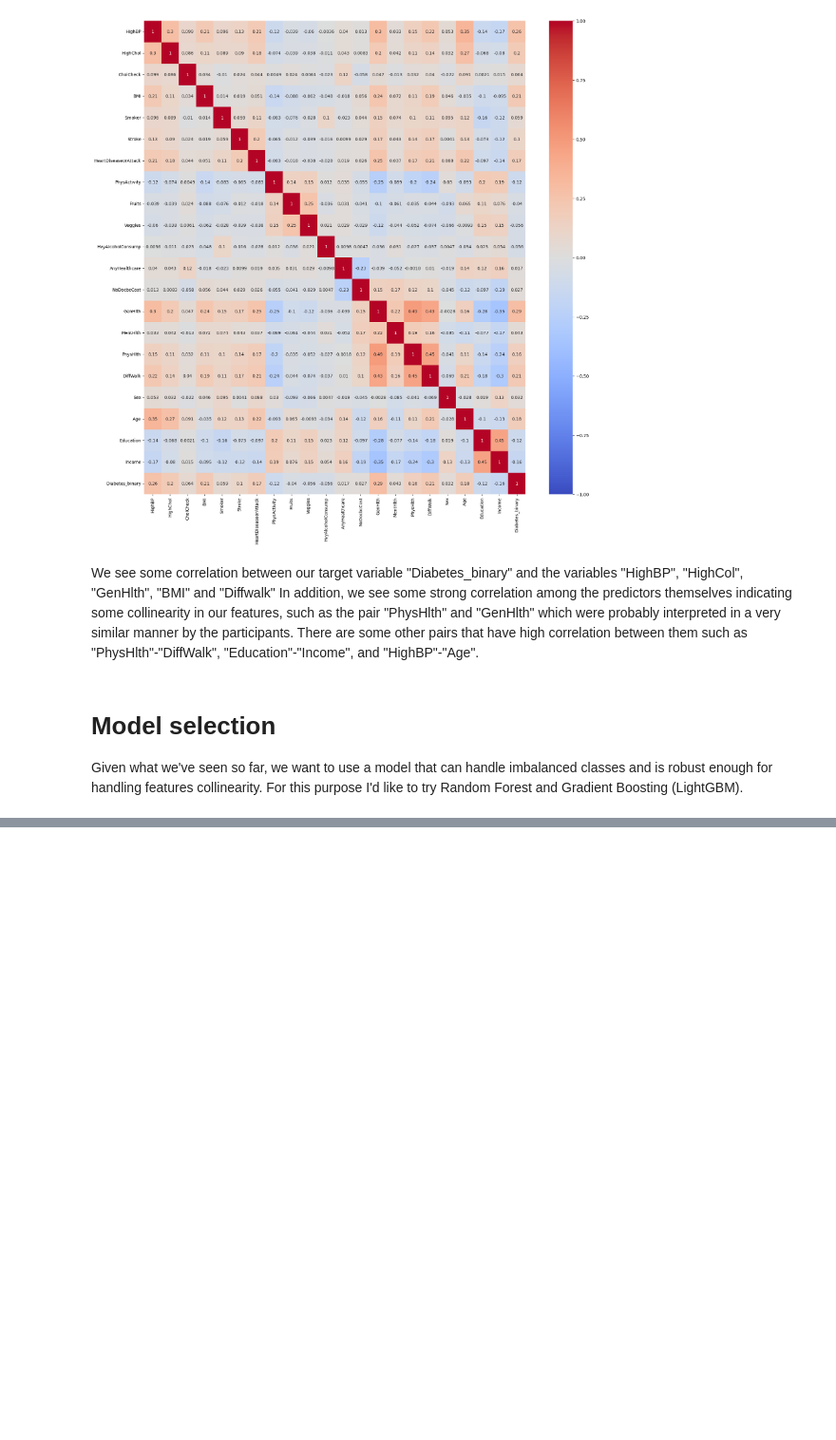
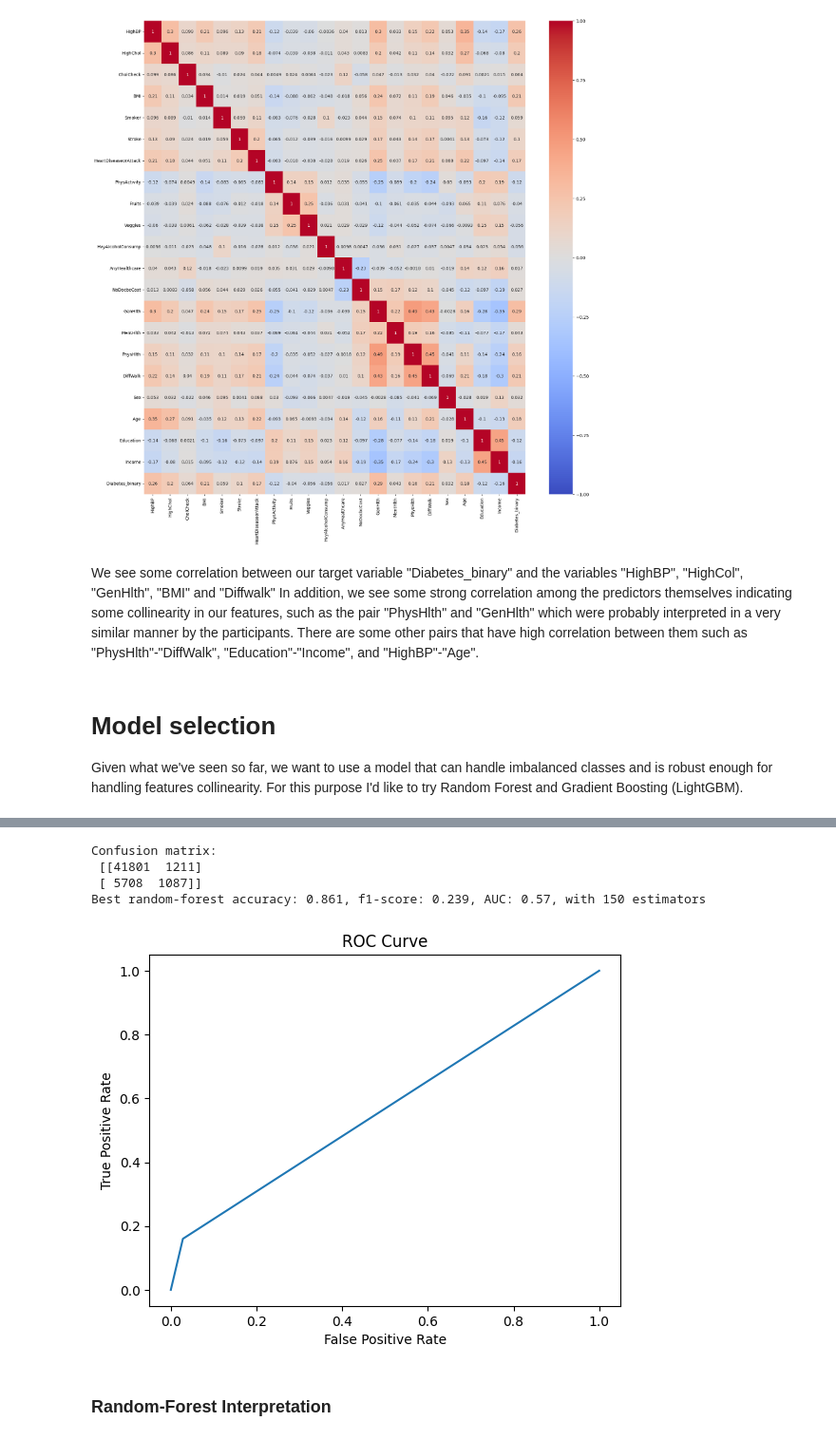
Before and after one commit to Osherz5/cdc_diabetes, a Jupyter notebook: Analysis.ipynb, the cells around one changed output, grey strips where cells are left out. Shown at 95% size. Cells and saved outputs as stored; diff of their text form; code cells hidden in the pictures; blank space fills up the shorter version.

Commit message:
model evaluations and lightgbm

```diff
--- a/Analysis.ipynb
+++ b/Analysis.ipynb
@@ -539 +551,6 @@ X = df.drop(['Diabetes_binary'],axis=1)
 y = df['Diabetes_binary']
+# %%
+X_train, X_test, y_train, y_test = train_test_split(X, y, test_size=0.4, random_state=42) # Split into train and test+eval
+X_test, X_eval, y_test, y_eval = train_test_split(X_test, y_test, test_size=0.5, random_state=42) # Split test and eval
+
+# Datasets are 0.6 training, 0.2 eval (cv), 0.2 test
@@ -540,12 +567,13 @@ y = df['Diabetes_binary']
 # %%
-rf_clf = RandomForestClassifier(n_estimators=200)
+rf_clf = RandomForestClassifier()
 
 grid_cv = GridSearchCV(rf_clf, param_grid={
-                                        "n_estimators": [10,50,100,200,500,1000],
+                                        "n_estimators": [10,50,100,150], # Anything above takes a really long time to compute and doesn't result in a significant increase of cv score
                                         },
                                     n_jobs=-1,
-                                    verbose=True
+                                    verbose=True,
+                                    cv=5
                            )
 # %%
-grid_res = grid_cv.fit(X,y)
+grid_res = grid_cv.fit(pd.concat([X_train, X_eval]),pd.concat([y_train, y_eval])) # We can't tell sklearn GridSearchCV which cv dataset to use, so we will merge these instead, to have a similar proportion as the next model
 # %% [output]
@@ -564,0 +591,28 @@ plt.title("Random-Forest Classifier CV")
+# %%
+# Predict on test-set
+best_rf = grid_cv.best_estimator_
+y_pred = best_rf.predict(X_test)
+# %%
+# Evaluation
+print(f"Confusion matrix: \n {confusion_matrix(y_test, y_pred>0.5)}")
+
+fpr, tpr, thresholds = roc_curve(y_test, y_pred)
+plt.plot(fpr, tpr)
+plt.xlabel("False Positive Rate")
+plt.ylabel("True Positive Rate")
+plt.title("ROC Curve");
+
+
+best_rf_acc = accuracy_score(y_test, y_pred > 0.5)
+best_rf_f1 = f1_score(y_test, y_pred > 0.5)
+best_rf_auc = roc_auc_score(y_test, y_pred)
+
+print(f"Best random-forest accuracy: {best_rf_acc:.3f}, f1-score: {best_rf_f1:.3f}, AUC: {best_rf_auc:.2f}, with {grid_res.best_params_['n_estimators']} estimators")
+# %% [output]
+Confusion matrix:
+ [[41801  1211]
+ [ 5708  1087]]
+Best random-forest accuracy: 0.861, f1-score: 0.239, AUC: 0.57, with 150 estimators
+[figure, added]
+# %% [markdown]
+### Random-Forest Interpretation
```
Also changed, not shown: parts of 22 cells of this notebook, 1 other file.
